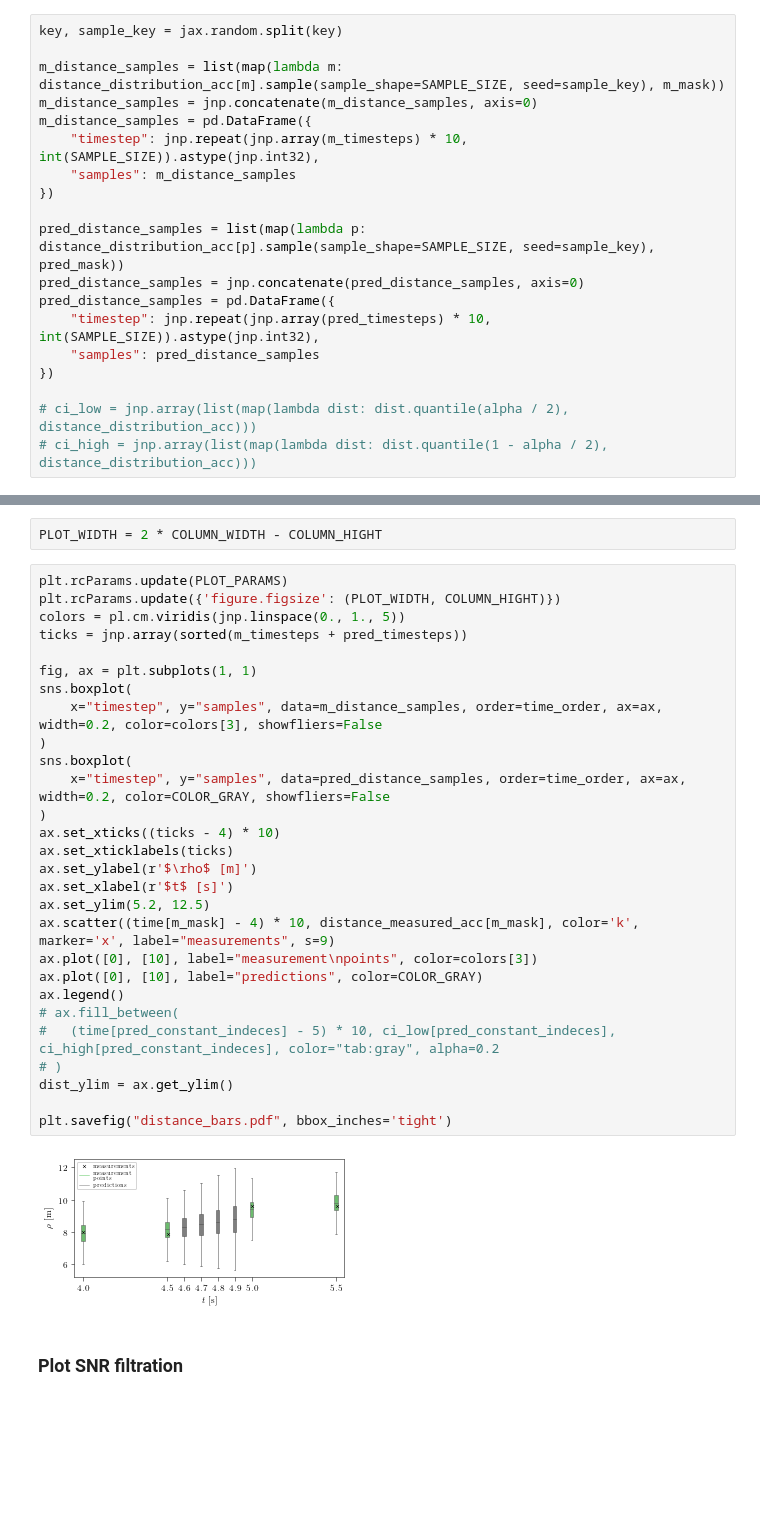
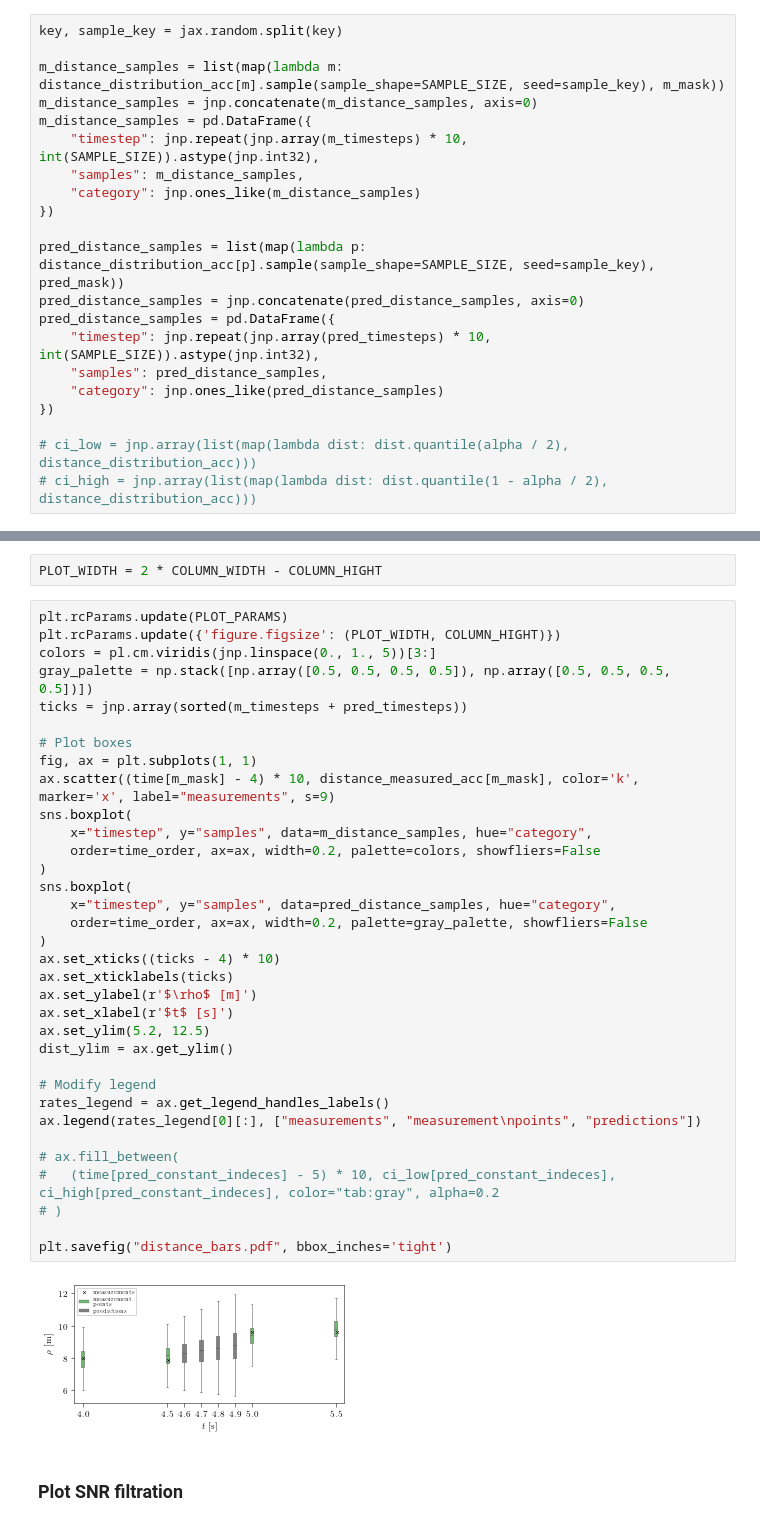
Before and after one commit to ml4wifi-devs/ftmrate, a Jupyter notebook: tools/plots/ftmrate_plots.ipynb, the cells around one changed output, grey strips where cells are left out. Saved outputs shown, nothing was run; the diff lists cells and outputs as text; blank space fills up the shorter version.

Commit message:
fixed legends

```diff
--- a/tools/plots/ftmrate_plots.ipynb
+++ b/tools/plots/ftmrate_plots.ipynb
@@ -95,14 +95,16 @@ m_distance_samples = list(map(lambda m: distance_distribution_acc[m].sample(samp
 m_distance_samples = jnp.concatenate(m_distance_samples, axis=0)
 m_distance_samples = pd.DataFrame({
     "timestep": jnp.repeat(jnp.array(m_timesteps) * 10, int(SAMPLE_SIZE)).astype(jnp.int32),
-    "samples": m_distance_samples
+    "samples": m_distance_samples,
+    "category": jnp.ones_like(m_distance_samples)
 })
 
 pred_distance_samples = list(map(lambda p: distance_distribution_acc[p].sample(sample_shape=SAMPLE_SIZE, seed=sample_key), pred_mask))
 pred_distance_samples = jnp.concatenate(pred_distance_samples, axis=0)
 pred_distance_samples = pd.DataFrame({
     "timestep": jnp.repeat(jnp.array(pred_timesteps) * 10, int(SAMPLE_SIZE)).astype(jnp.int32),
-    "samples": pred_distance_samples
+    "samples": pred_distance_samples,
+    "category": jnp.ones_like(pred_distance_samples)
 })
 
 # ci_low = jnp.array(list(map(lambda dist: dist.quantile(alpha / 2), distance_distribution_acc)))
@@ -114,33 +116,39 @@ PLOT_WIDTH = 2 * COLUMN_WIDTH - COLUMN_HIGHT
 # %%
 plt.rcParams.update(PLOT_PARAMS)
 plt.rcParams.update({'figure.figsize': (PLOT_WIDTH, COLUMN_HIGHT)})
-colors = pl.cm.viridis(jnp.linspace(0., 1., 5))
+colors = pl.cm.viridis(jnp.linspace(0., 1., 5))[3:]
+gray_palette = np.stack([np.array([0.5, 0.5, 0.5, 0.5]), np.array([0.5, 0.5, 0.5, 0.5])])
 ticks = jnp.array(sorted(m_timesteps + pred_timesteps))
 
+# Plot boxes
 fig, ax = plt.subplots(1, 1)
+ax.scatter((time[m_mask] - 4) * 10, distance_measured_acc[m_mask], color='k', marker='x', label="measurements", s=9)
 sns.boxplot(
-    x="timestep", y="samples", data=m_distance_samples, order=time_order, ax=ax, width=0.2, color=colors[3], showfliers=False
+    x="timestep", y="samples", data=m_distance_samples, hue="category",
+    order=time_order, ax=ax, width=0.2, palette=colors, showfliers=False
 )
 sns.boxplot(
-    x="timestep", y="samples", data=pred_distance_samples, order=time_order, ax=ax, width=0.2, color=COLOR_GRAY, showfliers=False
+    x="timestep", y="samples", data=pred_distance_samples, hue="category",
+    order=time_order, ax=ax, width=0.2, palette=gray_palette, showfliers=False
 )
 ax.set_xticks((ticks - 4) * 10)
 ax.set_xticklabels(ticks)
 ax.set_ylabel(r'$\rho$ [m]')
 ax.set_xlabel(r'$t$ [s]')
 ax.set_ylim(5.2, 12.5)
-ax.scatter((time[m_mask] - 4) * 10, distance_measured_acc[m_mask], color='k', marker='x', label="measurements", s=9)
-ax.plot([0], [10], label="measurement\npoints", color=colors[3])
-ax.plot([0], [10], label="predictions", color=COLOR_GRAY)
-ax.legend()
+dist_ylim = ax.get_ylim()
+
+# Modify legend
+rates_legend = ax.get_legend_handles_labels()
+ax.legend(rates_legend[0][:], ["measurements", "measurement\npoints", "predictions"])
+
 # ax.fill_between(
 #   (time[pred_constant_indeces] - 5) * 10, ci_low[pred_constant_indeces], ci_high[pred_constant_indeces], color="tab:gray", alpha=0.2
 # )
-dist_ylim = ax.get_ylim()
 
 plt.savefig("distance_bars.pdf", bbox_inches='tight')
 # %% [output]
-[figure, old version]
+[figure, new version]
 # %% [markdown]
 ### Plot SNR filtration
 # %%
```
Also changed, not shown: parts of 2 cells of this notebook.
